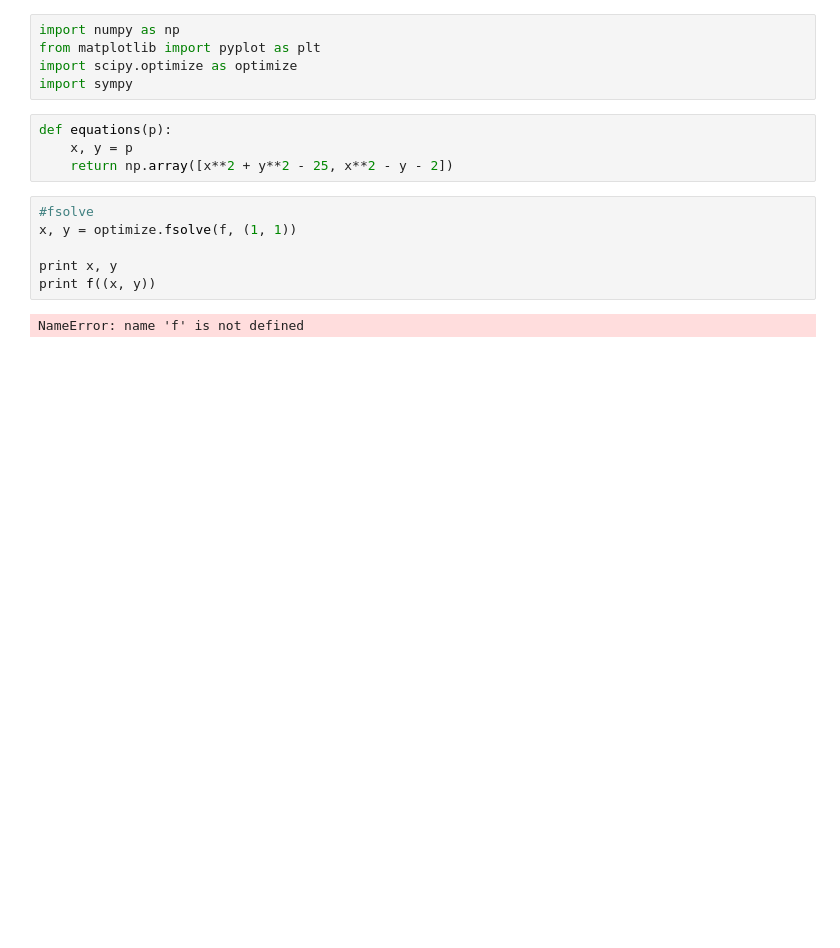
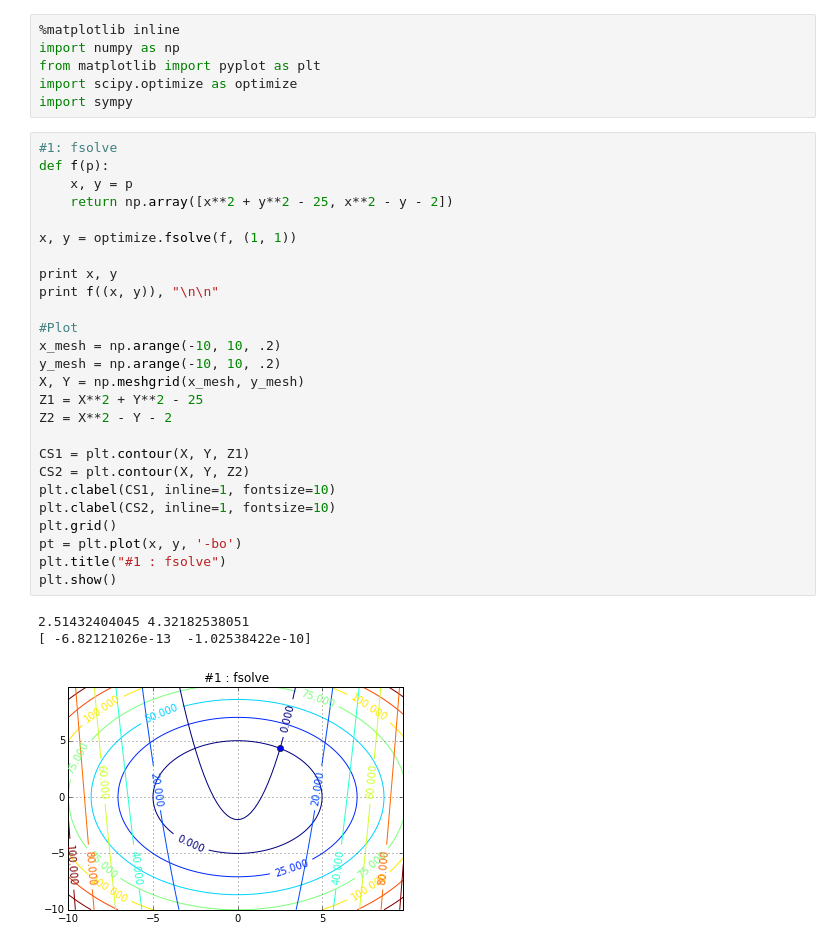
Before and after one commit to DustinVerzal/Math-415, a Jupyter notebook: Homework/Math 415 - Homework_1.ipynb, the cells around one changed output. Drawn from its saved outputs; the diff is of its cells as text; blank space fills up the shorter version.

Commit message:
Corrected functions with contour plots

```diff
--- a/Homework/Math 415 - Homework_1.ipynb
+++ b/Homework/Math 415 - Homework_1.ipynb
@@ -1,18 +1,37 @@
 # %%
+%matplotlib inline
 import numpy as np
 from matplotlib import pyplot as plt
 import scipy.optimize as optimize
 import sympy
-# %%
-def equations(p):
-    x, y = p
-    return np.array([x**2 + y**2 - 25, x**2 - y - 2])
-# %%
-#fsolve
-x, y = optimize.fsolve(f, (1, 1))
-
-print x, y
-print f((x, y))
-# %% [output]
-NameError: name 'f' is not defined
+# %%
+#1: fsolve
+def f(p):
+    x, y = p
+    return np.array([x**2 + y**2 - 25, x**2 - y - 2])
+
+x, y = optimize.fsolve(f, (1, 1))
+
+print x, y
+print f((x, y)), "\n\n"
+
+#Plot
+x_mesh = np.arange(-10, 10, .2)
+y_mesh = np.arange(-10, 10, .2)
+X, Y = np.meshgrid(x_mesh, y_mesh)
+Z1 = X**2 + Y**2 - 25
+Z2 = X**2 - Y - 2
+
+CS1 = plt.contour(X, Y, Z1)
+CS2 = plt.contour(X, Y, Z2)
+plt.clabel(CS1, inline=1, fontsize=10)
+plt.clabel(CS2, inline=1, fontsize=10)
+plt.grid()
+pt = plt.plot(x, y, '-bo')
+plt.title("#1 : fsolve")
+plt.show()
+# %% [output]
+2.51432404045 4.32182538051
+[ -6.82121026e-13  -1.02538422e-10]
+[figure, added]
 # %%
```
Also changed, not shown: parts of 3 cells of this notebook.
